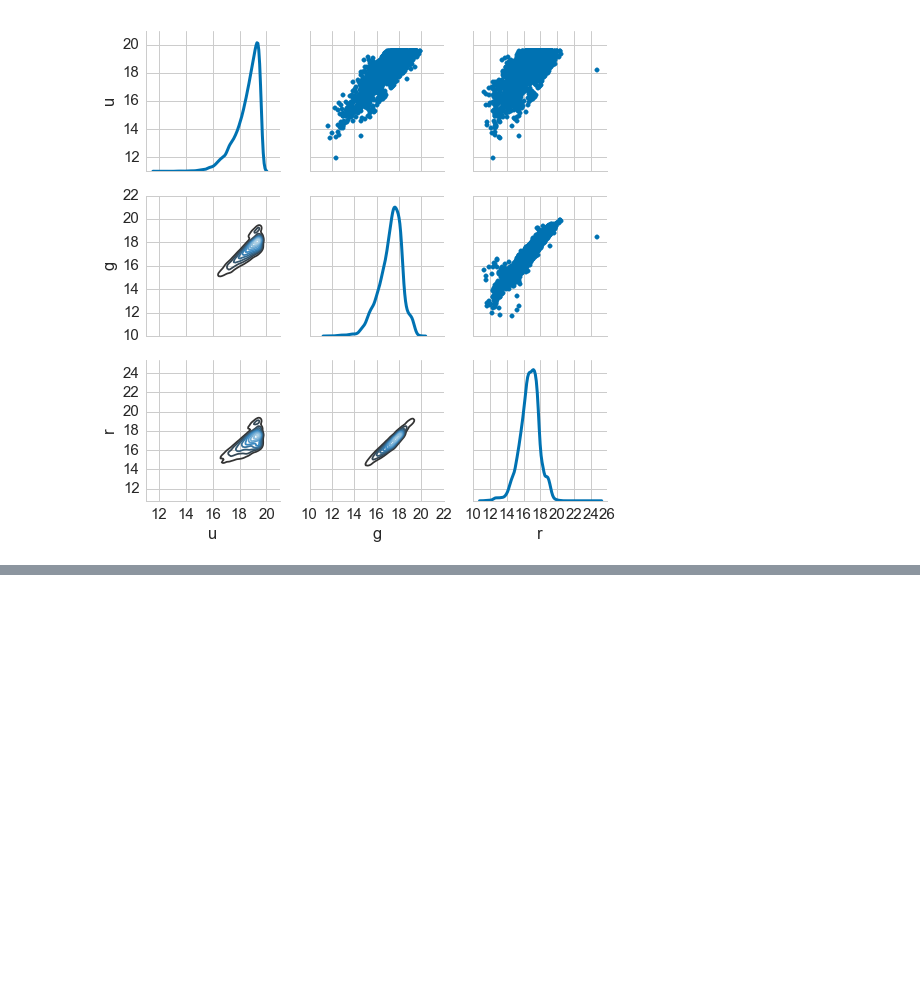
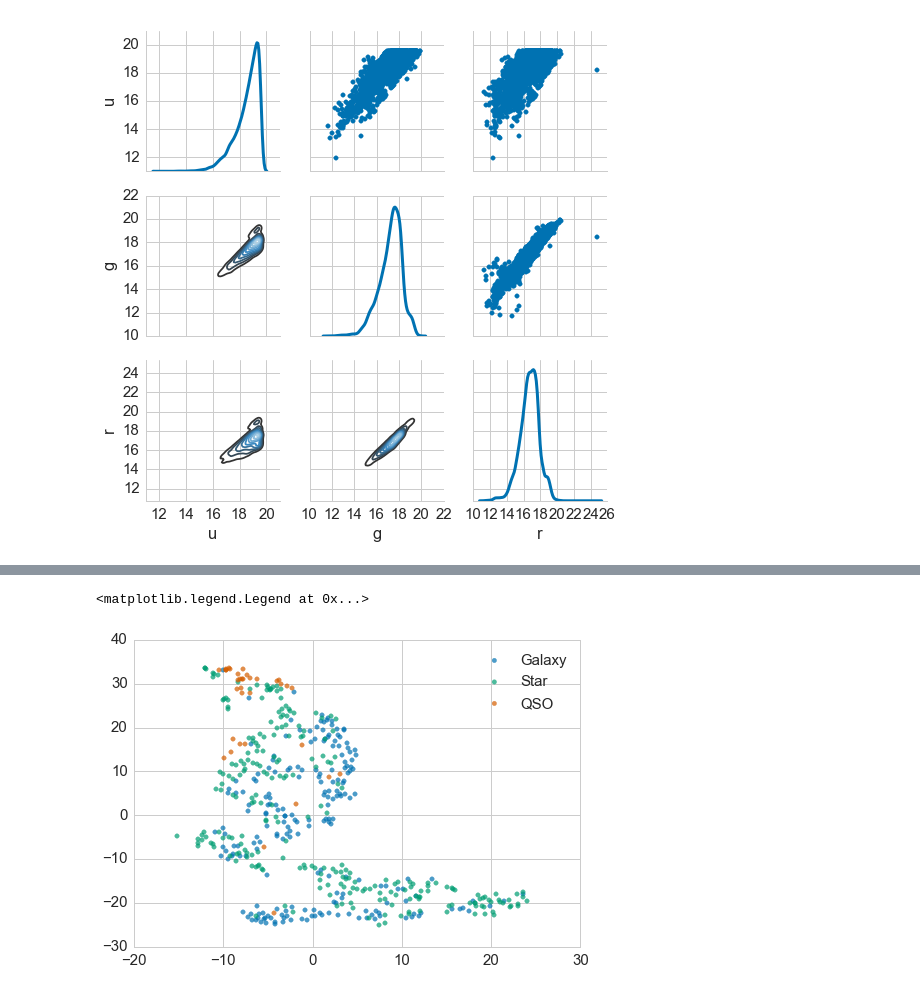
Before and after one commit to AstroHackWeek/AstroHackWeek2015, a Jupyter notebook: day1/day1_visualsummaries.ipynb, the cells around one changed output, grey strips where cells are left out. Cells and saved outputs as stored; diff of their text form; code cells hidden in the pictures; blank space fills up the shorter version.

```diff
--- a/day1/day1_visualsummaries.ipynb
+++ b/day1/day1_visualsummaries.ipynb
@@ -637,0 +670,34 @@ Finally, as a short heads up for Wednesday (probably), if you have high-dimensio
+# %%
+from sklearn import manifold
+
+x_small = x[::20]
+
+tsne = manifold.TSNE(n_components=2)
+
+## transform the data into the new coordinate system
+x_red = tsne.fit_transform(x_small)
+
+## make a new data frame:
+df_tsne = pd.DataFrame({"TSNE_1":x_red[:,0], "TSNE_2":x_red[:,1], "class":df["class"][::20]})
+# %%
+galaxies = df_tsne[df_tsne["class"] == "GALAXY"]
+stars = df_tsne[df_tsne["class"] == "STAR"]
+qsos = df_tsne[df_tsne["class"] == "QSO"]
+
+current_palette = sns.color_palette("colorblind")
+
+fig = plt.figure()
+ax = fig.add_subplot(111)
+ax.scatter(galaxies["TSNE_1"], galaxies["TSNE_2"],
+           color=current_palette[0], alpha=0.7,
+           label="Galaxy")
+ax.scatter(stars["TSNE_1"], stars["TSNE_2"],
+           color=current_palette[1], alpha=0.7,
+           label="Star")
+ax.scatter(qsos["TSNE_1"], qsos["TSNE_2"],
+           color=current_palette[2], alpha=0.7,
+           label="QSO")
+plt.legend(loc="upper right")
+# %% [output]
+<matplotlib.legend.Legend at 0x...>
+[figure, added]
```
Also changed, not shown: parts of 20 cells of this notebook.
